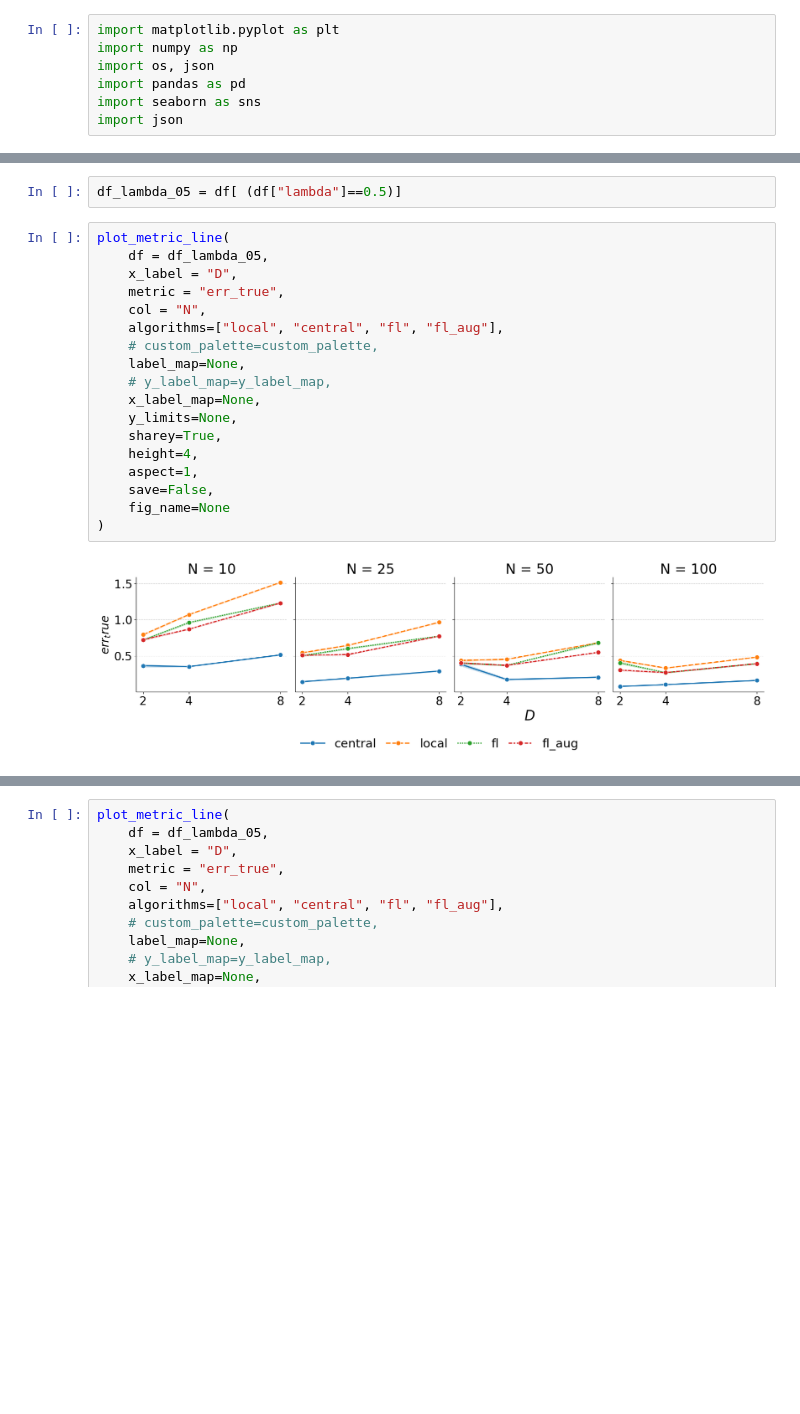
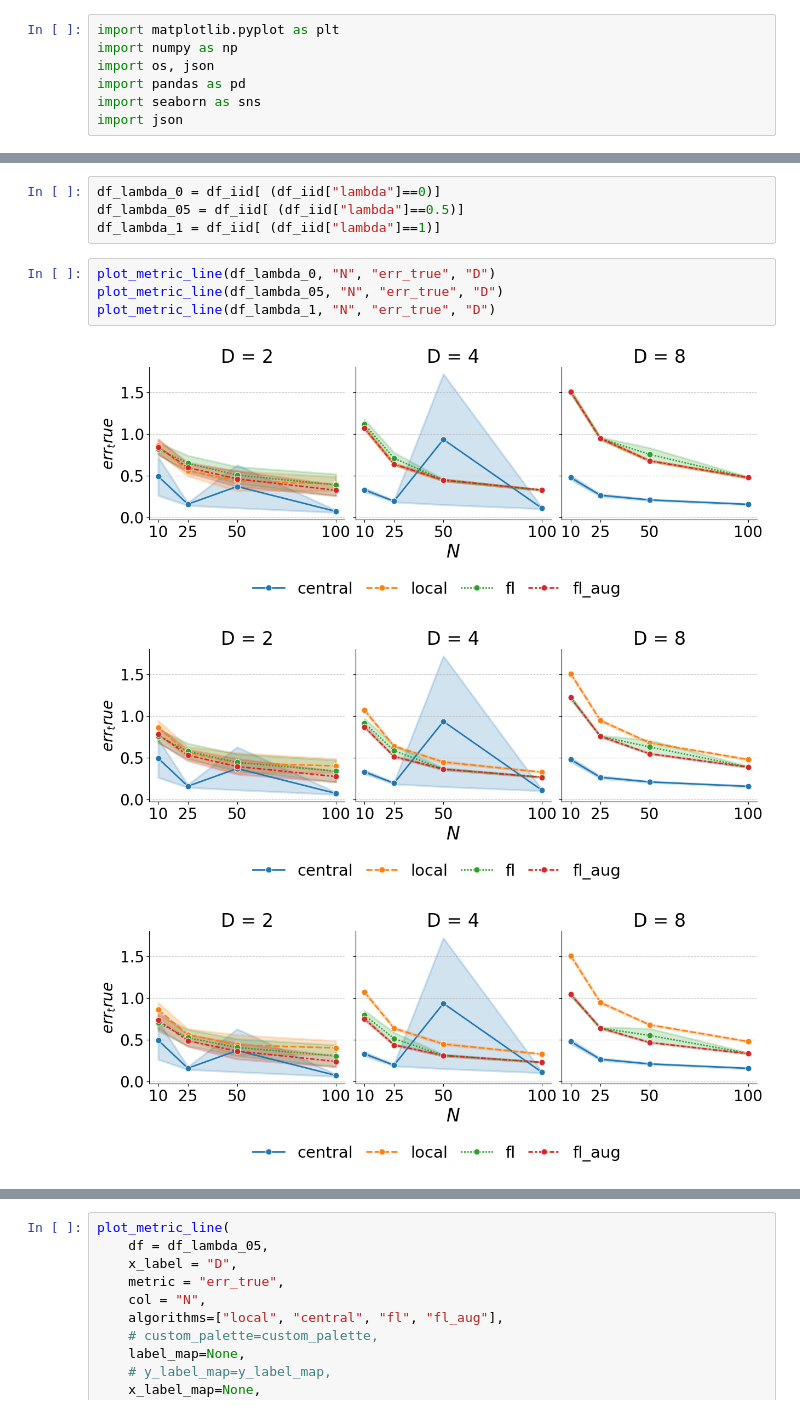
Before and after one commit to shamPJ/KL-GTVmin-GMM, a Jupyter notebook: Untitled.ipynb, the cells around one changed output, grey strips where cells are left out. Drawn from its saved outputs; the diff is of its cells as text; blank space fills up the shorter version.

```diff
--- a/Untitled.ipynb
+++ b/Untitled.ipynb
@@ -126,22 +106,12 @@ df[ (df["N"]==10) & (df["D"]==2) & (df["lambda"]==0)]
 # %%
-df_lambda_05 = df[ (df["lambda"]==0.5)]
+df_lambda_0 = df_iid[ (df_iid["lambda"]==0)]
+df_lambda_05 = df_iid[ (df_iid["lambda"]==0.5)]
+df_lambda_1 = df_iid[ (df_iid["lambda"]==1)]
 # %%
-plot_metric_line(
-    df = df_lambda_05,
-    x_label = "D",
-    metric = "err_true",
-    col = "N",
-    algorithms=["local", "central", "fl", "fl_aug"],
-    # custom_palette=custom_palette,
-    label_map=None,
-    # y_label_map=y_label_map,
-    x_label_map=None,
-    y_limits=None,
-    sharey=True,
-    height=4,
-    aspect=1,
-    save=False,
-    fig_name=None
-)
+plot_metric_line(df_lambda_0, "N", "err_true", "D")
+plot_metric_line(df_lambda_05, "N", "err_true", "D")
+plot_metric_line(df_lambda_1, "N", "err_true", "D")
 # %% [output]
-[figure, old version]
+[figure, new version]
+[figure, added]
+[figure, added]
```
Also changed, not shown: parts of 9 cells of this notebook, 3 other files.
